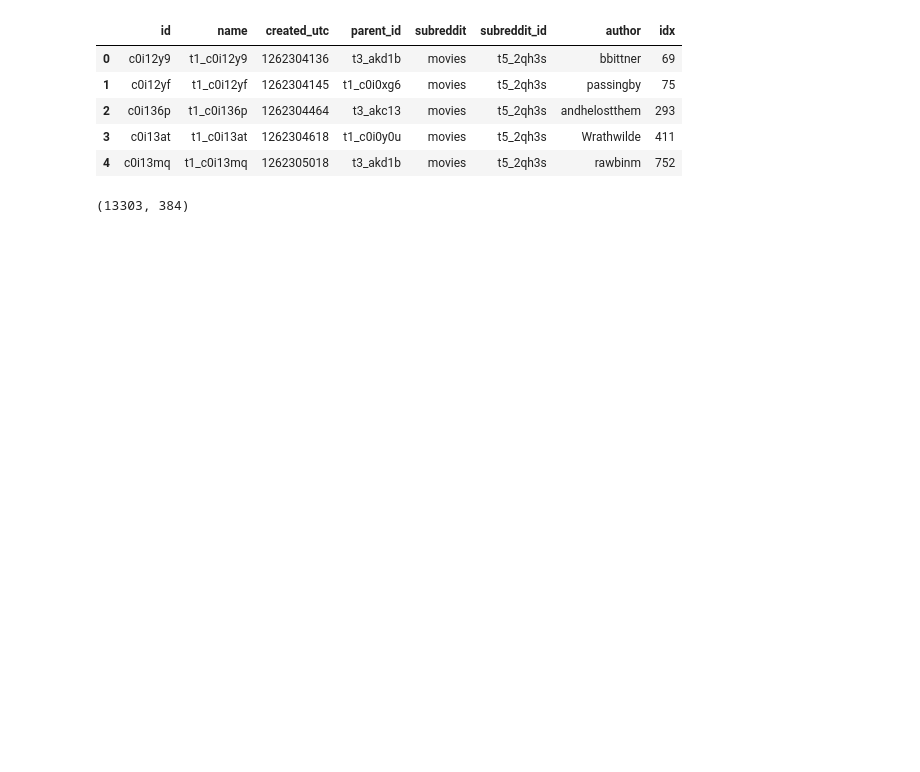
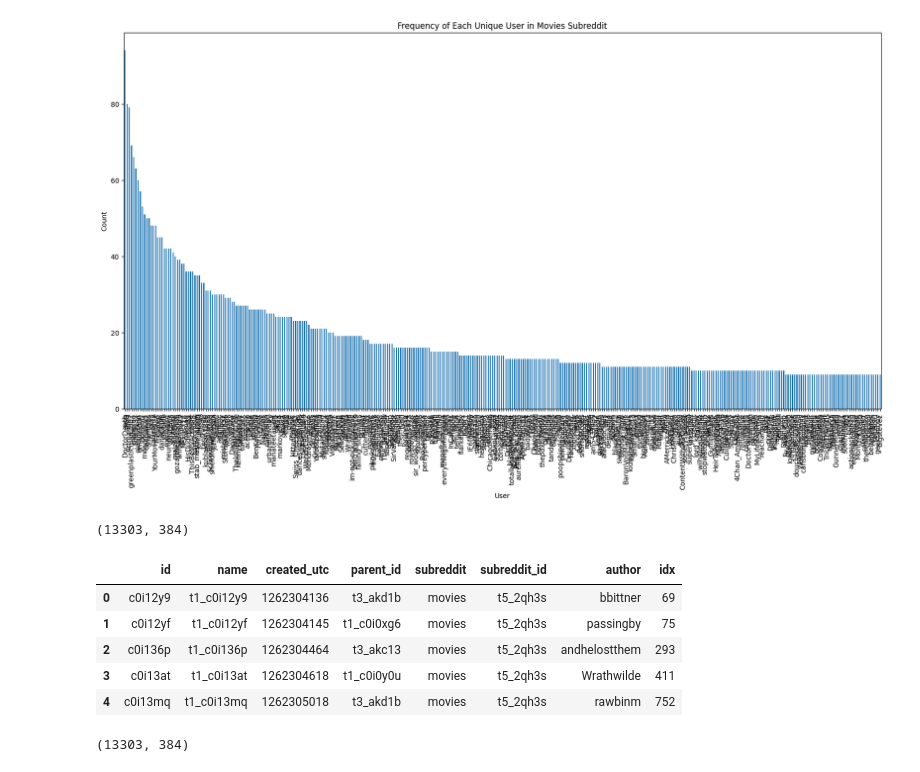
Before and after one commit to stmorse/gg, a Jupyter notebook: src/sandbox.ipynb, the cells around one changed output. Drawn from its saved outputs; the diff is of its cells as text; code cells hidden in the pictures; blank space fills up the shorter version.

```diff
--- a/src/sandbox.ipynb
+++ b/src/sandbox.ipynb
@@ -23,0 +18,7 @@ DATA_PATH = '/sciclone/data10/twford/reddit/reddit/comments/'
+# %%
+config = configparser.ConfigParser()
+config.read('../config.ini')
+g = config['general']
+# %%
+with open(os.path.join(g['save_path'], 'sr/movies/tfidf/tfidf_2010-2.pkl'), 'rb') as f:
+    tfidf = pickle.load(f)
@@ -23,0 +32,6 @@ DATA_PATH = '/sciclone/data10/twford/reddit/reddit/comments/'
+# %%
+metadata = pd.read_csv(
+    os.path.join(g['meta_path'], f'metadata_2010-01.csv'),
+    compression='gzip'
+)
+metadata.head()
@@ -24,3 +45,26 @@ DATA_PATH = '/sciclone/data10/twford/reddit/reddit/comments/'
+# %%
+# Filter the dataframe for rows where subreddit is "movies"
+movies_df = metadata[metadata['subreddit'] == 'movies']
+
+# Get the frequency counts of each unique user
+user_counts = movies_df['author'].value_counts()
+
+# Keep only the top users based on counts
+top_users = user_counts[user_counts >= user_counts.quantile(0.90)]
+
+top_users.plot(kind='bar', figsize=(20, 10))
+plt.xlabel('User')
+plt.ylabel('Count')
+plt.title('Frequency of Each Unique User in Movies Subreddit')
+plt.show()
+# %% [output]
+[figure, added]
+# %%
+embeddings = utils.load_embeddings(2010, 1, embed_path=g['embed_path'])
+embeddings = embeddings[movies_df['idx']]
+embeddings.shape
+# %% [output]
+(13303, 384)
 # %%
 soi = 'movies'
 
```
Also changed, not shown: parts of 5 cells of this notebook, 3 other files.
